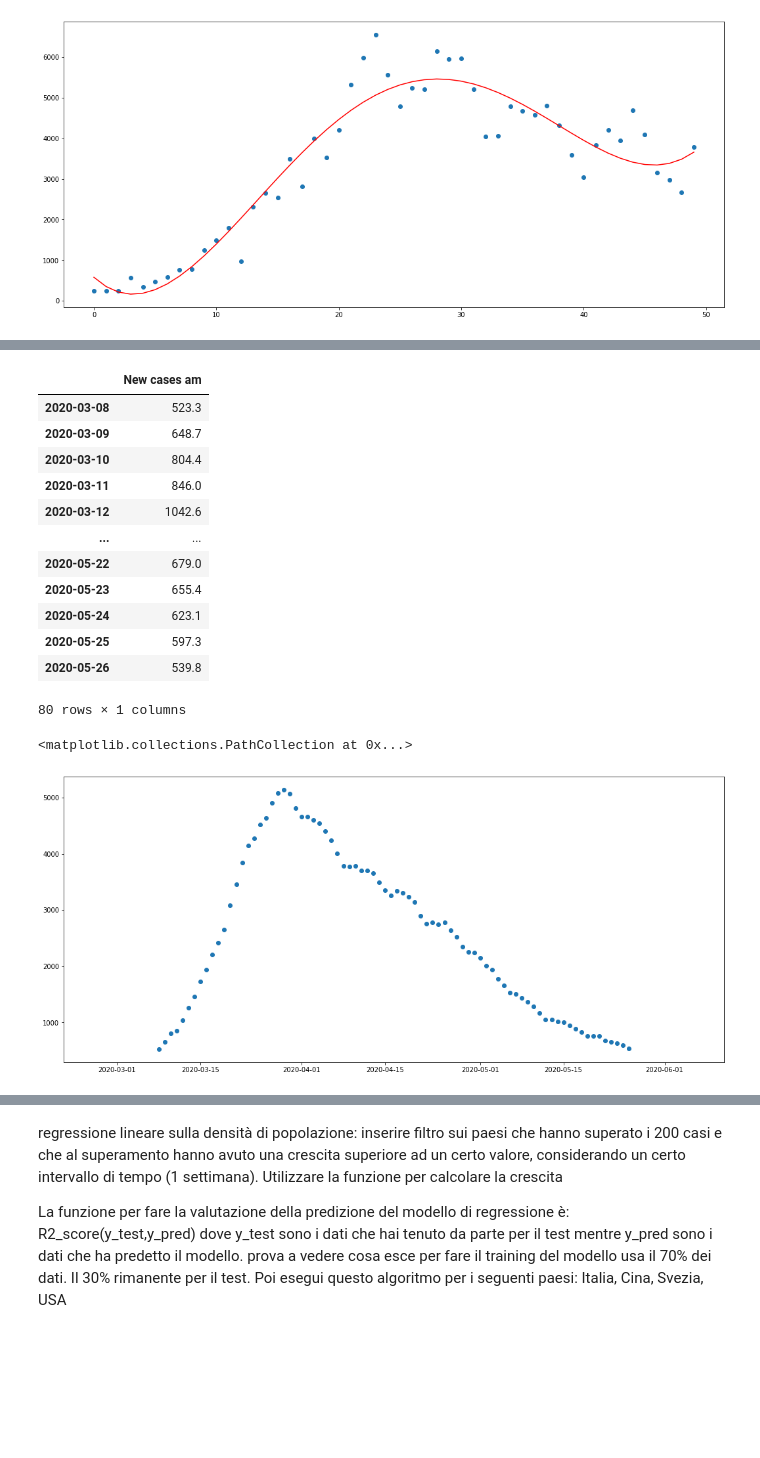
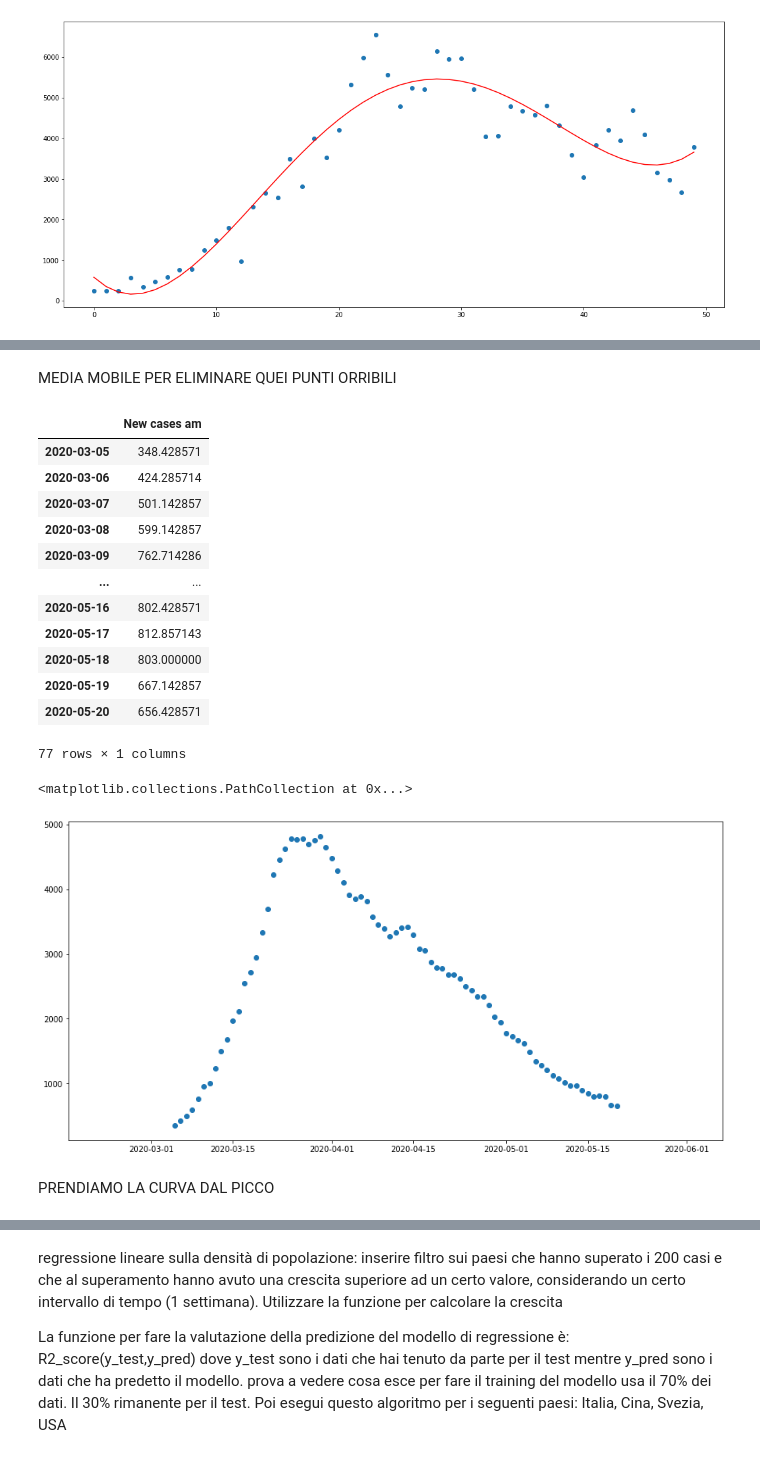
Before and after one commit to Mattia81/DataScienceForBusiness, a Jupyter notebook: COVID19_analysis/COVID19_analysis.ipynb, the cells around one changed output, grey strips where cells are left out. Drawn from its saved outputs; the diff is of its cells as text; code cells hidden in the pictures; blank space fills up the shorter version.

```diff
--- a/COVID19_analysis/COVID19_analysis.ipynb
+++ b/COVID19_analysis/COVID19_analysis.ipynb
@@ -104,7 +128,7 @@ It contains the following columns:
 </ul>
 # %%
 #load lockdown dataset
-df_lockdown = pd.read_csv("../COVID19_analysis/dataset/countryLockdowndates.csv")
+df_lockdown = pd.read_csv("./COVID19_analysis/dataset/countryLockdowndates.csv")
 
 #rename column relative to country
 df_lockdown.rename(columns={"Country/Region": "Country","Date":"Beginning Date"}, inplace = True)
@@ -137,7 +161,7 @@ https://www.kaggle.com/fernandol/countries-of-the-world#countries%20of%20the%20w
 # %%
 #load dataset
 pd.set_option('mode.chained_assignment', None)
-df_population_density_ = pd.read_csv("../COVID19_analysis/dataset/population_density.csv")
+df_population_density_ = pd.read_csv("./COVID19_analysis/dataset/population_density.csv")
 df_population_density = df_population_density_[['Country','Pop. Density (per sq. mi.)']]
 df_population_density.rename(columns = {'Pop. Density (per sq. mi.)': 'Population density'}, inplace = True)
 #trim country value because original dataset has a space at the end
@@ -1155,0 +1195,11 @@ So, we can conclude that the population density has not a direct impact in term
+# %%
+country_list=[]
+for country in df_matrix_new_cases.columns:
+    for i in range(0,len(df_matrix_new_cases[country])):
+            if(df_matrix_new_cases[country][i]>200):
+                country_list.append(country)
+                break
+
+
+df_regression_friendly=df_regression_friendly[df_regression_friendly['Country'].isin(country_list)]
+df_regression_friendly.head()
@@ -1273,29 +1350,35 @@ plt.scatter(italy_set.index,italy_set['New cases'])
+# %% [markdown]
+MEDIA MOBILE PER ELIMINARE QUEI PUNTI ORRIBILI
 # %%
 Italy_set_am=pd.DataFrame()
-window=10
+window=7
 Italy_set_am['New cases am']=moving_mean(italy_set['New cases'],window)
 Italy_set_am=Italy_set_am.set_index(italy_dates[window-1:])
 
 Italy_set_am
 # %% [output]
 |  | New cases am |
-| 2020-03-08 | 523.3 |
-| 2020-03-09 | 648.7 |
-| 2020-03-10 | 804.4 |
-| 2020-03-11 | 846.0 |
-| 2020-03-12 | 1042.6 |
+| 2020-03-05 | 348.428571 |
+| 2020-03-06 | 424.285714 |
+| 2020-03-07 | 501.142857 |
+| 2020-03-08 | 599.142857 |
+| 2020-03-09 | 762.714286 |
 | ... | ... |
-| 2020-05-22 | 679.0 |
-| 2020-05-23 | 655.4 |
-| 2020-05-24 | 623.1 |
-| 2020-05-25 | 597.3 |
-| 2020-05-26 | 539.8 |
+| 2020-05-16 | 802.428571 |
+| 2020-05-17 | 812.857143 |
+| 2020-05-18 | 803.000000 |
+| 2020-05-19 | 667.142857 |
+| 2020-05-20 | 656.428571 |
-80 rows × 1 columns
+77 rows × 1 columns
 # %%
+plt.figure(figsize=(15,7.5))
+
 plt.scatter(italy_dates[window-1:],Italy_set_am['New cases am'])
 # %% [output]
 <matplotlib.collections.PathCollection at 0x...>
-[figure, old version]
+[figure, new version]
+# %% [markdown]
+PRENDIAMO LA CURVA DAL PICCO
 # %%
 
 X, y, peak_date, linear_regr = curveAfterPeak(italy_dates,Italy_set_am['New cases am'])
```
Also changed, not shown: parts of 105 cells of this notebook, 1 other file.
